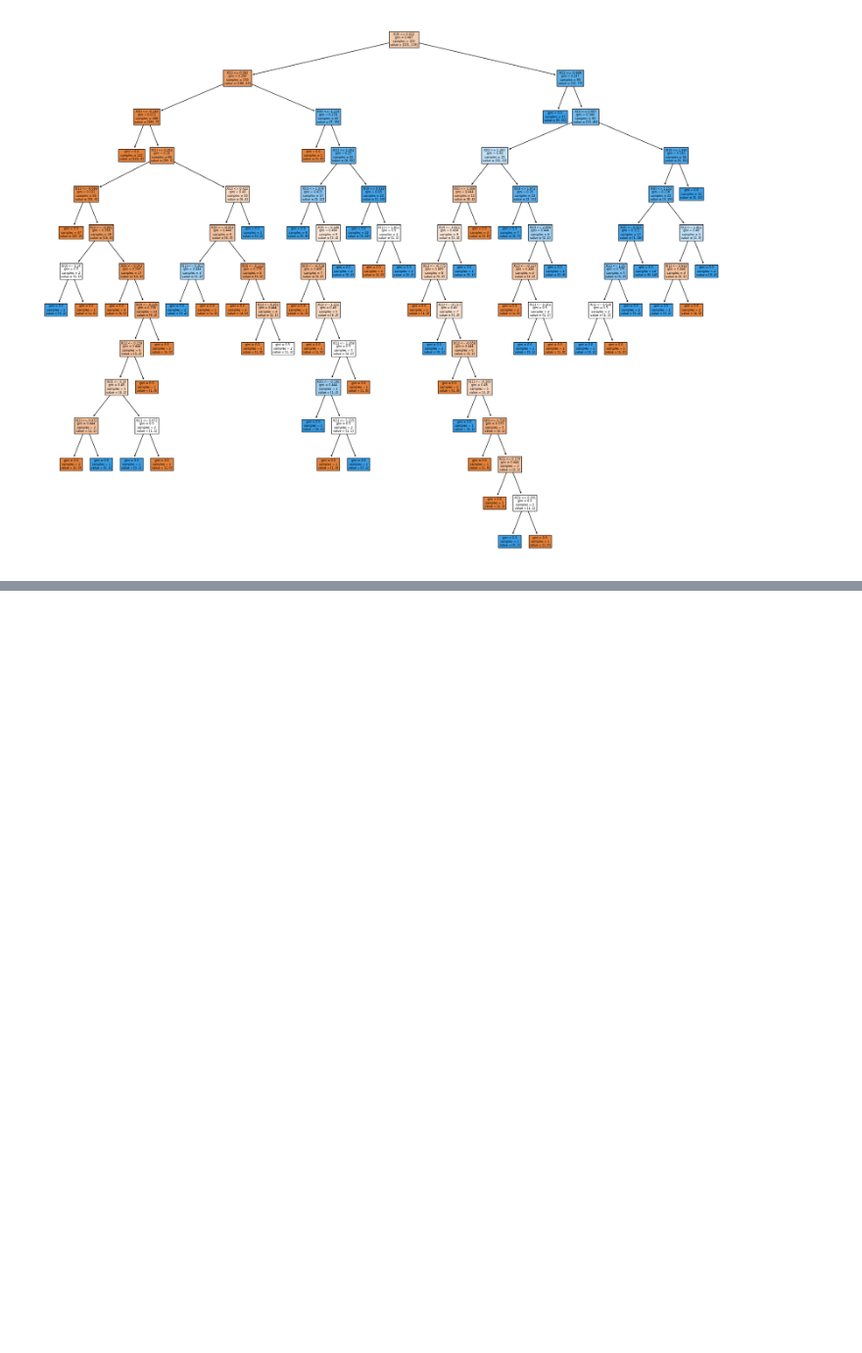
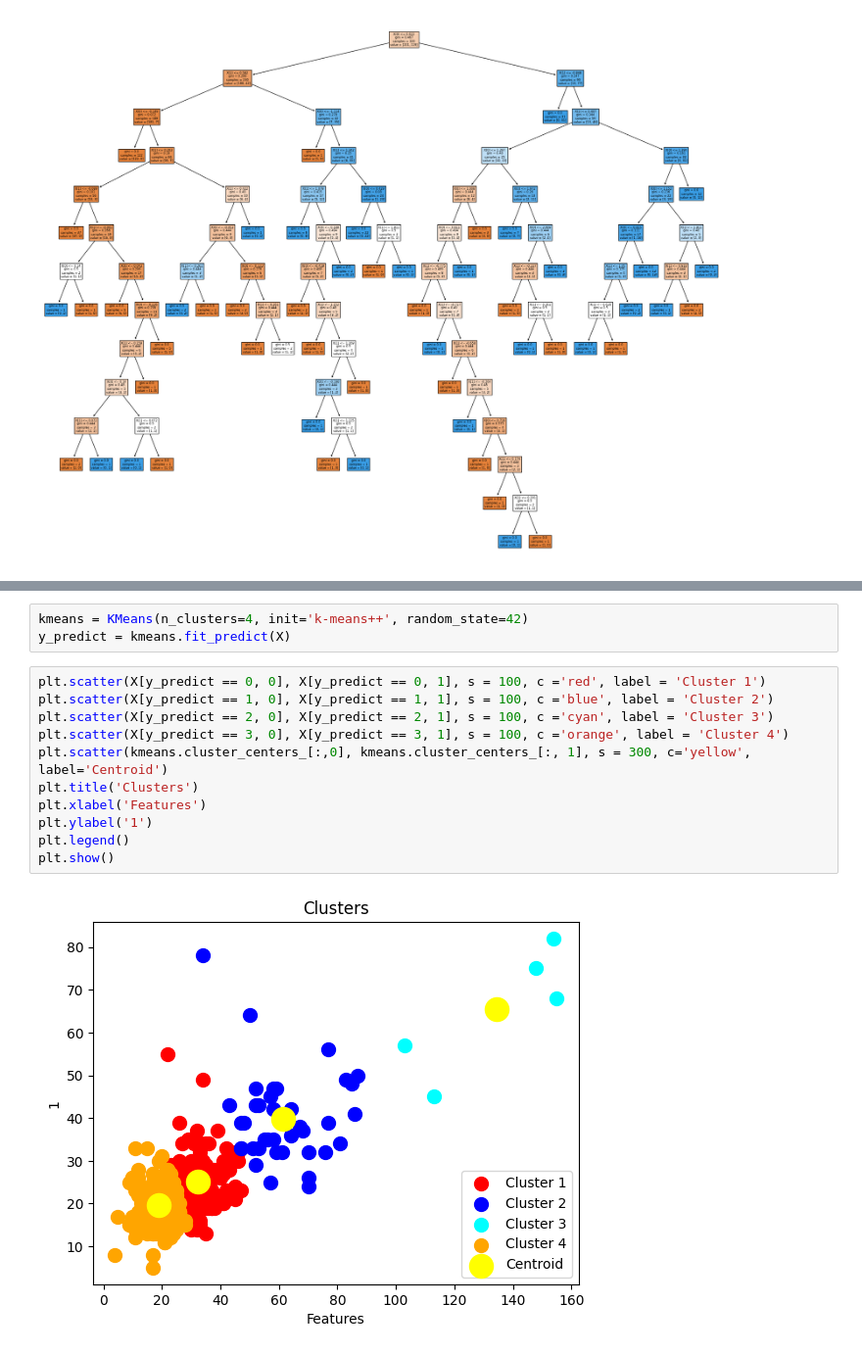
Before and after one commit to AaronVincent6411/Machine-Learning-Lab, a Jupyter notebook: ML.ipynb, the cells around one changed output, grey strips where cells are left out. Shown: that part at 98% size. Saved outputs shown, nothing was run; the diff lists cells and outputs as text; blank space fills up the shorter version.

```diff
--- a/ML.ipynb
+++ b/ML.ipynb
@@ -725,0 +772,16 @@ tr = tree.plot_tree(model, filled=True)
+# %%
+kmeans = KMeans(n_clusters=4, init='k-means++', random_state=42)
+y_predict = kmeans.fit_predict(X)
+# %%
+plt.scatter(X[y_predict == 0, 0], X[y_predict == 0, 1], s = 100, c ='red', label = 'Cluster 1')
+plt.scatter(X[y_predict == 1, 0], X[y_predict == 1, 1], s = 100, c ='blue', label = 'Cluster 2')
+plt.scatter(X[y_predict == 2, 0], X[y_predict == 2, 1], s = 100, c ='cyan', label = 'Cluster 3')
+plt.scatter(X[y_predict == 3, 0], X[y_predict == 3, 1], s = 100, c ='orange', label = 'Cluster 4')
+plt.scatter(kmeans.cluster_centers_[:,0], kmeans.cluster_centers_[:, 1], s = 300, c='yellow', label='Centroid')
+plt.title('Clusters')
+plt.xlabel('Features')
+plt.ylabel('1')
+plt.legend()
+plt.show()
+# %% [output]
+[figure, added]
```
Also changed, not shown: parts of 6 cells of this notebook.
